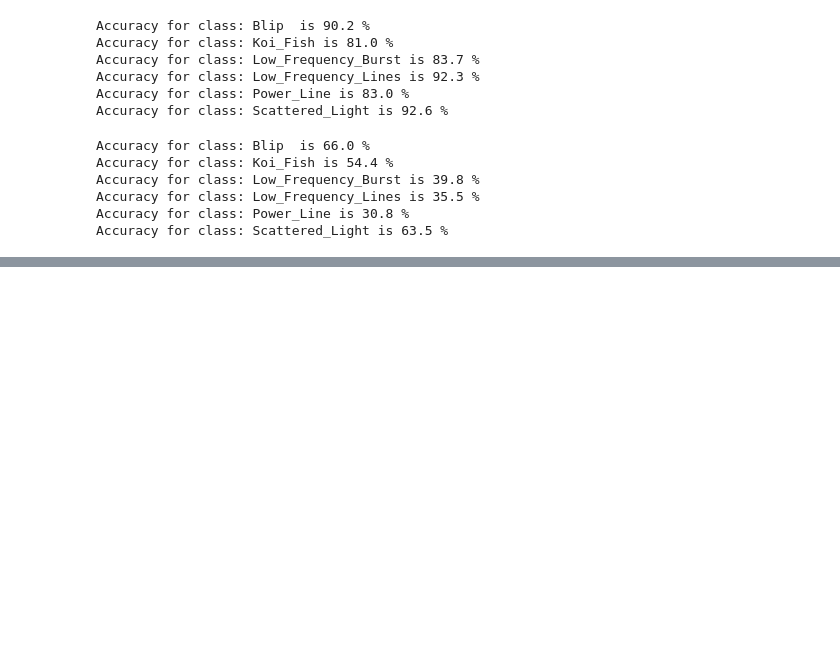
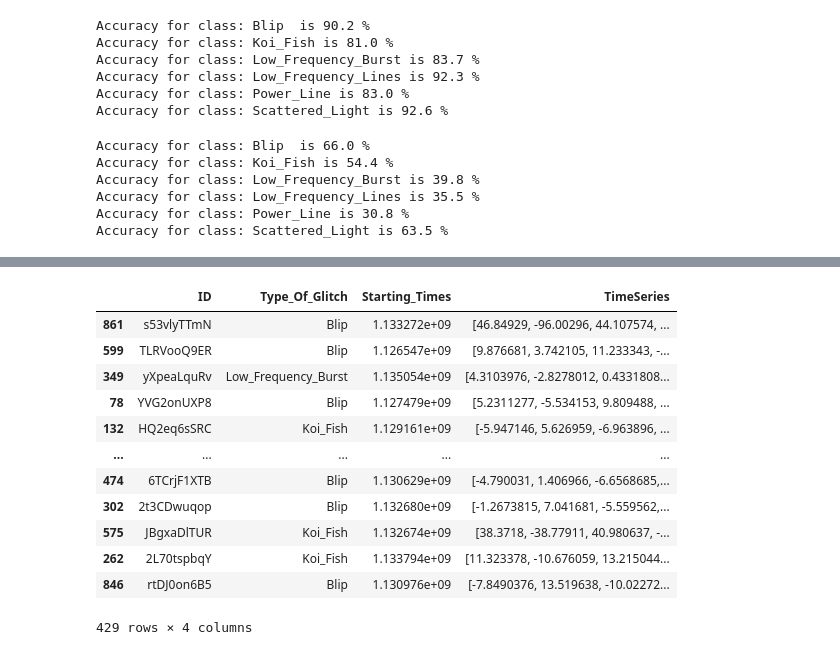
Before and after one commit to FrancescoSarandrea/Audio_GW, a Jupyter notebook: GS_torchNNr.ipynb, the cells around one changed output, grey strips where cells are left out. Saved outputs shown, nothing was run; the diff lists cells and outputs as text; code cells hidden in the pictures; blank space fills up the shorter version.

```diff
--- a/GS_torchNNr.ipynb
+++ b/GS_torchNNr.ipynb
@@ -666,0 +786,16 @@ Accuracy for class: Scattered_Light is 63.5 %
+# %%
+val_set
+# %% [output]
+|  | ID | Type_Of_Glitch | Starting_Times | TimeSeries |
+| 861 | s53vlyTTmN | Blip | 1.133272e+09 | [46.84929, -96.00296, 44.107574, ... |
+| 599 | TLRVooQ9ER | Blip | 1.126547e+09 | [9.876681, 3.742105, 11.233343, -... |
+| 349 | yXpeaLquRv | Low_Frequency_Burst | 1.135054e+09 | [4.3103976, -2.8278012, 0.4331808... |
+| 78 | YVG2onUXP8 | Blip | 1.127479e+09 | [5.2311277, -5.534153, 9.809488, ... |
+| 132 | HQ2eq6sSRC | Koi_Fish | 1.129161e+09 | [-5.947146, 5.626959, -6.963896, ... |
+| ... | ... | ... | ... | ... |
+| 474 | 6TCrjF1XTB | Blip | 1.130629e+09 | [-4.790031, 1.406966, -6.6568685,... |
+| 302 | 2t3CDwuqop | Blip | 1.132680e+09 | [-1.2673815, 7.041681, -5.559562,... |
+| 575 | JBgxaDlTUR | Koi_Fish | 1.132674e+09 | [38.3718, -38.77911, 40.980637, -... |
+| 262 | 2L70tspbqY | Koi_Fish | 1.133794e+09 | [11.323378, -10.676059, 13.215044... |
+| 846 | rtDJ0on6B5 | Blip | 1.130976e+09 | [-7.8490376, 13.519638, -10.02272... |
+429 rows × 4 columns
```
Also changed, not shown: parts of 46 cells of this notebook.
